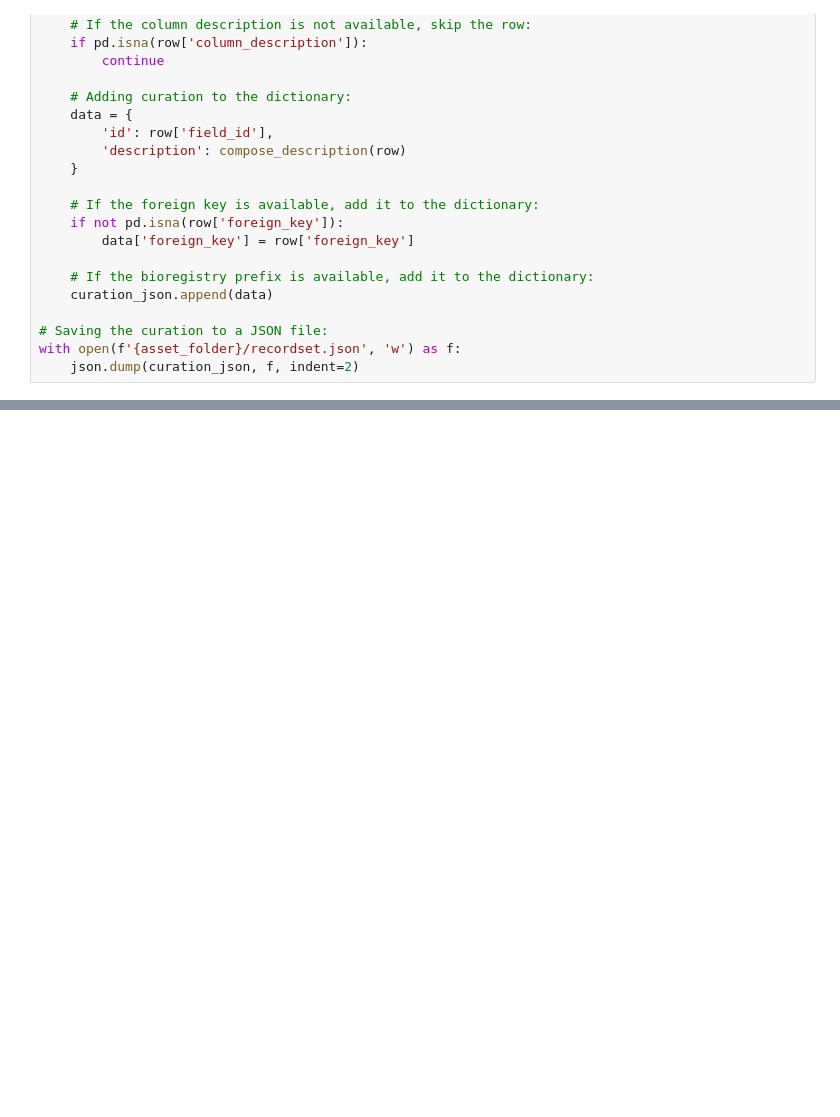
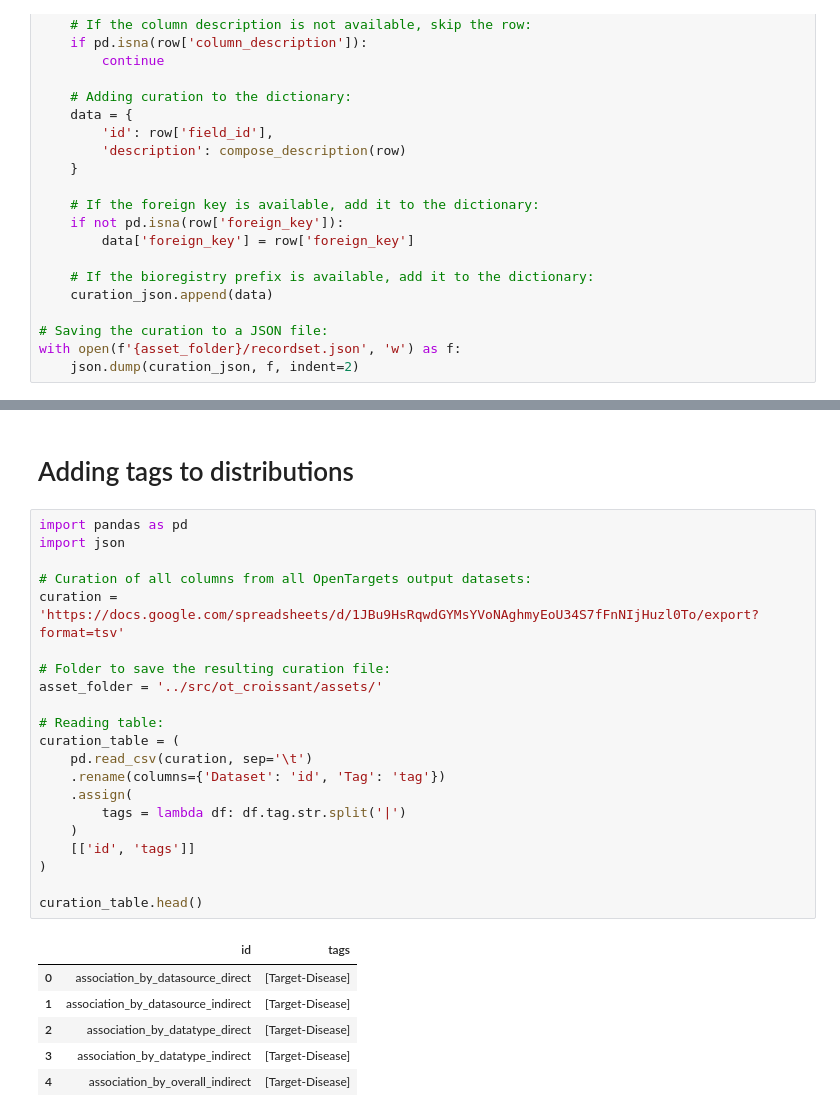
Before and after one commit to opentargets/ot_croissant, a Jupyter notebook: notebooks/curation.ipynb, the cells around one changed output, grey strips where cells are left out. Cells and saved outputs as stored; diff of their text form; blank space fills up the shorter version.

```diff
--- a/notebooks/curation.ipynb
+++ b/notebooks/curation.ipynb
@@ -98,0 +128,30 @@ with open(f'{asset_folder}/recordset.json', 'w') as f:
+# %% [markdown]
+# Adding tags to distributions
+# %%
+import pandas as pd
+import json
+
+# Curation of all columns from all OpenTargets output datasets:
+curation = 'https://docs.google.com/spreadsheets/d/1JBu9HsRqwdGYMsYVoNAghmyEoU34S7fFnNIjHuzl0To/export?format=tsv'
+
+# Folder to save the resulting curation file:
+asset_folder = '../src/ot_croissant/assets/'
+
+# Reading table:
+curation_table = (
+    pd.read_csv(curation, sep='\t')
+    .rename(columns={'Dataset': 'id', 'Tag': 'tag'})
+    .assign(
+        tags = lambda df: df.tag.str.split('|')
+    )
+    [['id', 'tags']]
+)
+
+curation_table.head()
+# %% [output]
+|  | id | tags |
+| 0 | association_by_datasource_direct | [Target-Disease] |
+| 1 | association_by_datasource_indirect | [Target-Disease] |
+| 2 | association_by_datatype_direct | [Target-Disease] |
+| 3 | association_by_datatype_indirect | [Target-Disease] |
+| 4 | association_by_overall_indirect | [Target-Disease] |
```
Also changed, not shown: parts of 7 cells of this notebook, 5 other files.
